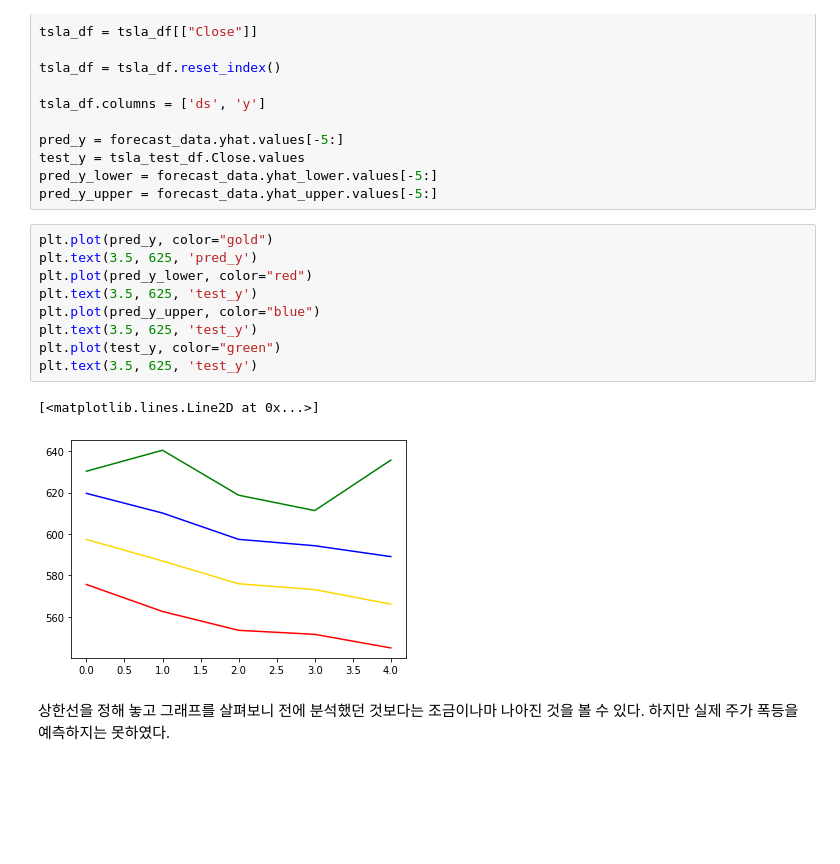
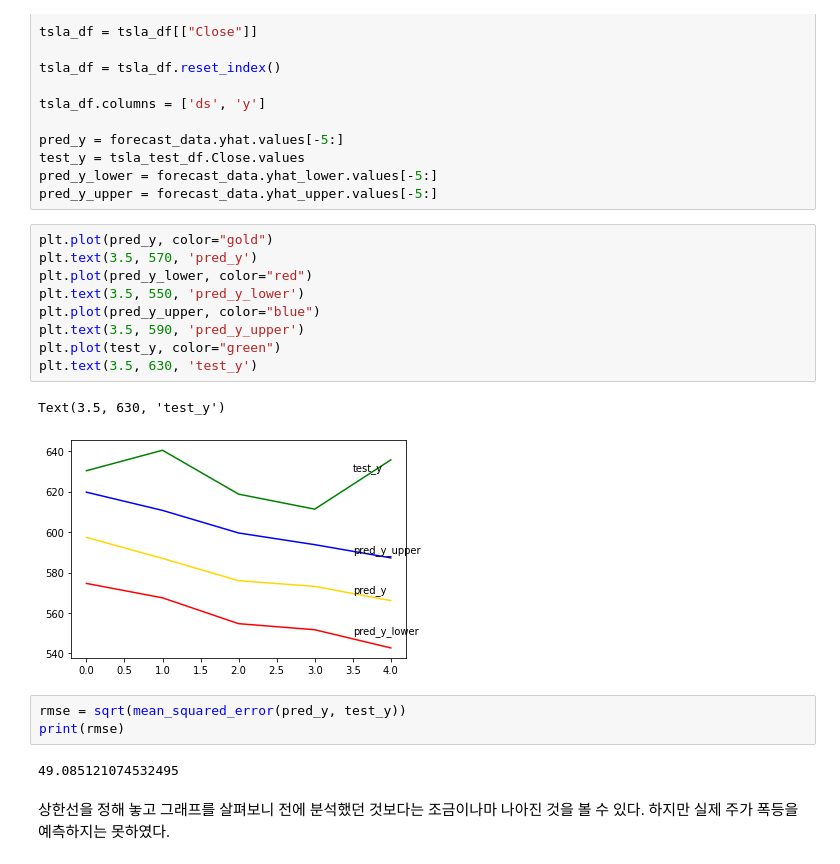
Before and after one commit to jaeyoon89/jaeyoon_study, a Jupyter notebook: tsla_data_analysis.ipynb, the cells around one changed output. Cells and saved outputs as stored; diff of their text form; blank space fills up the shorter version.

```diff
--- a/tsla_data_analysis.ipynb
+++ b/tsla_data_analysis.ipynb
@@ -382,16 +382,21 @@ pred_y_lower = forecast_data.yhat_lower.values[-5:]
 pred_y_upper = forecast_data.yhat_upper.values[-5:]
 # %%
 plt.plot(pred_y, color="gold")
-plt.text(3.5, 625, 'pred_y')
+plt.text(3.5, 570, 'pred_y')
 plt.plot(pred_y_lower, color="red")
-plt.text(3.5, 625, 'test_y')
+plt.text(3.5, 550, 'pred_y_lower')
 plt.plot(pred_y_upper, color="blue")
-plt.text(3.5, 625, 'test_y')
+plt.text(3.5, 590, 'pred_y_upper')
 plt.plot(test_y, color="green")
-plt.text(3.5, 625, 'test_y')
+plt.text(3.5, 630, 'test_y')
 # %% [output]
-[<matplotlib.lines.Line2D at 0x...>]
+Text(3.5, 630, 'test_y')
-[figure, old version]
+[figure, new version]
+# %%
+rmse = sqrt(mean_squared_error(pred_y, test_y))
+print(rmse)
+# %% [output]
+49.085121074532495
 # %% [markdown]
 상한선을 정해 놓고 그래프를 살펴보니 전에 분석했던 것보다는 조금이나마 나아진 것을 볼 수 있다. 하지만 실제 주가 폭등을 예측하지는 못하였다.
 # %% [markdown]
```
Also changed, not shown: parts of 9 cells of this notebook.
